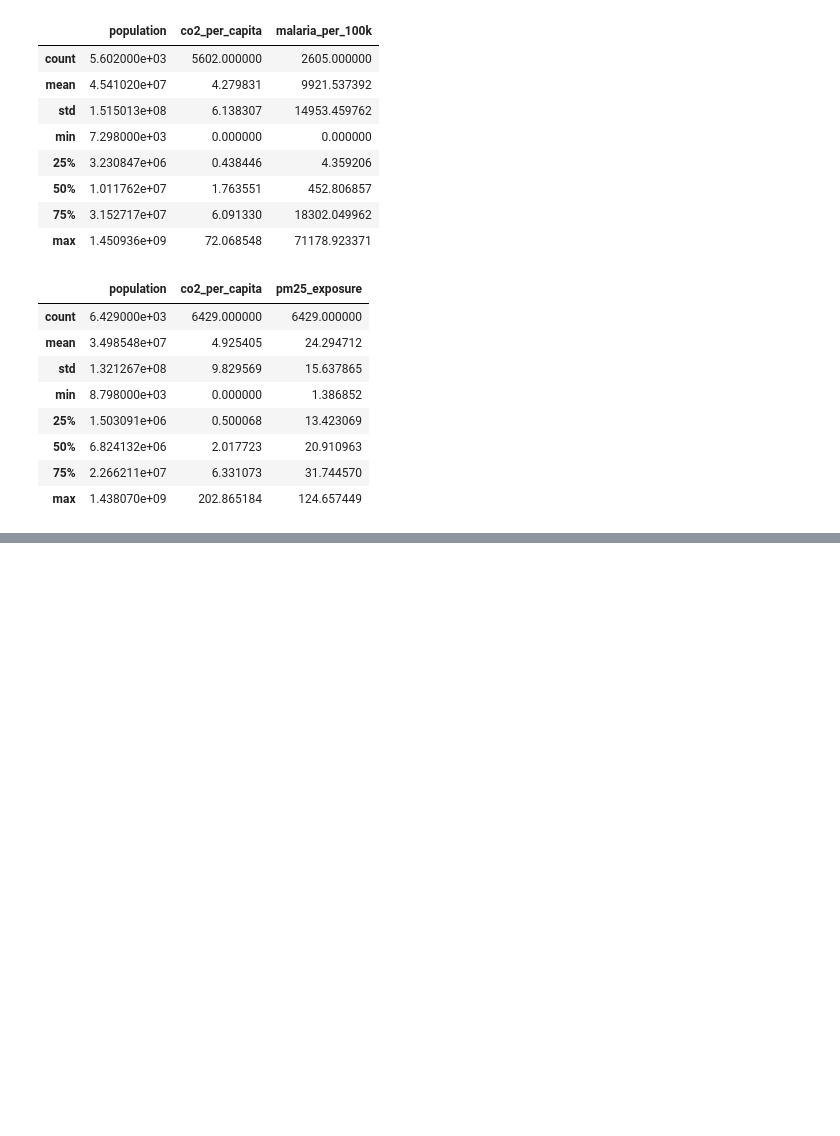
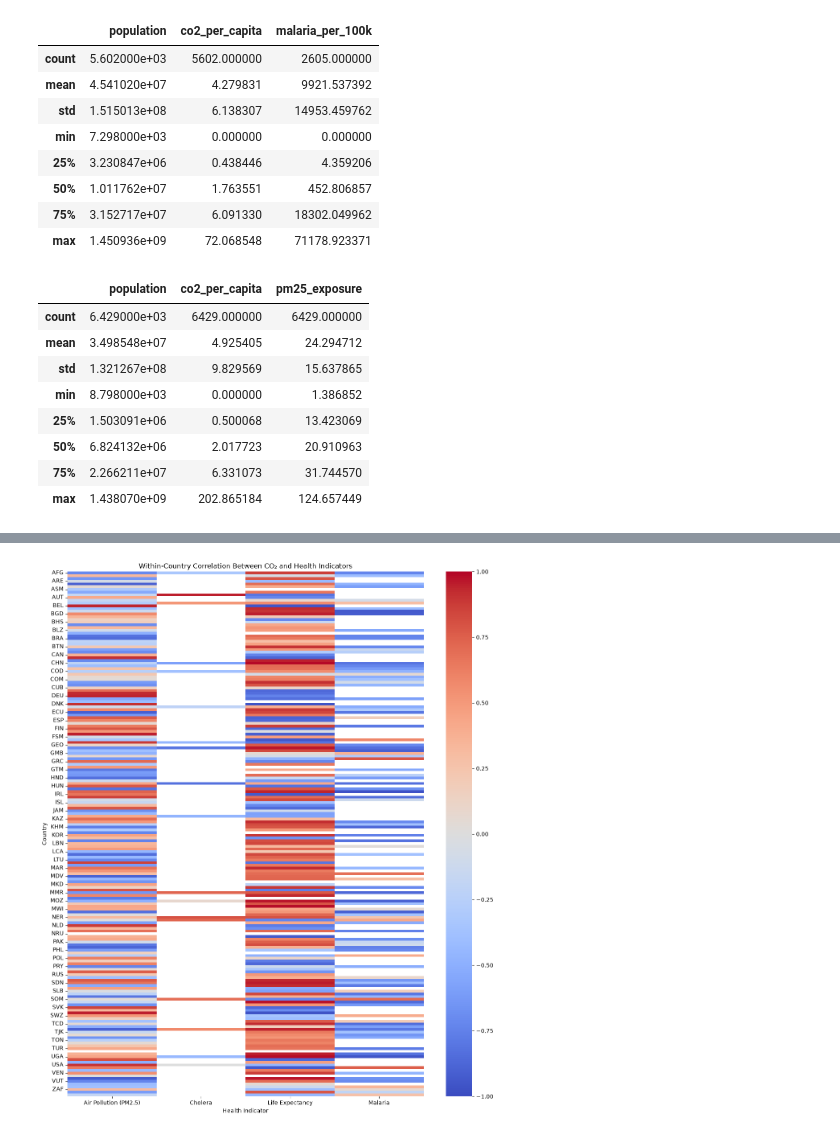
Before and after one commit to SaniyaShaikh-sxc/climate-health-lifestyle-analysis, a Jupyter notebook: final_loaded_datasets.ipynb, the cells around one changed output, grey strips where cells are left out. Drawn from its saved outputs; the diff is of its cells as text; code cells hidden in the pictures; blank space fills up the shorter version.

```diff
--- a/final_loaded_datasets.ipynb
+++ b/final_loaded_datasets.ipynb
@@ -550,0 +719,8 @@ air_df[["population", "co2_per_capita", "pm25_exposure"]].describe()
+# %%
+country_corr_table = country_corr.pivot(
+    index="Country",
+    columns="Outcome",
+    values="Correlation"
+)
+
+country_corr_table.round(3)
@@ -550,0 +742,19 @@ air_df[["population", "co2_per_capita", "pm25_exposure"]].describe()
+# %%
+plt.figure(figsize=(12, 14))
+
+sns.heatmap(
+    country_corr_table,
+    cmap="coolwarm",
+    center=0,
+    vmin=-1,
+    vmax=1
+)
+
+plt.title("Within-Country Correlation Between CO₂ and Health Indicators")
+plt.xlabel("Health Indicator")
+plt.ylabel("Country")
+
+plt.tight_layout()
+plt.show()
+# %% [output]
+[figure, added]
```
Also changed, not shown: parts of 14 cells of this notebook, 4 other files.
